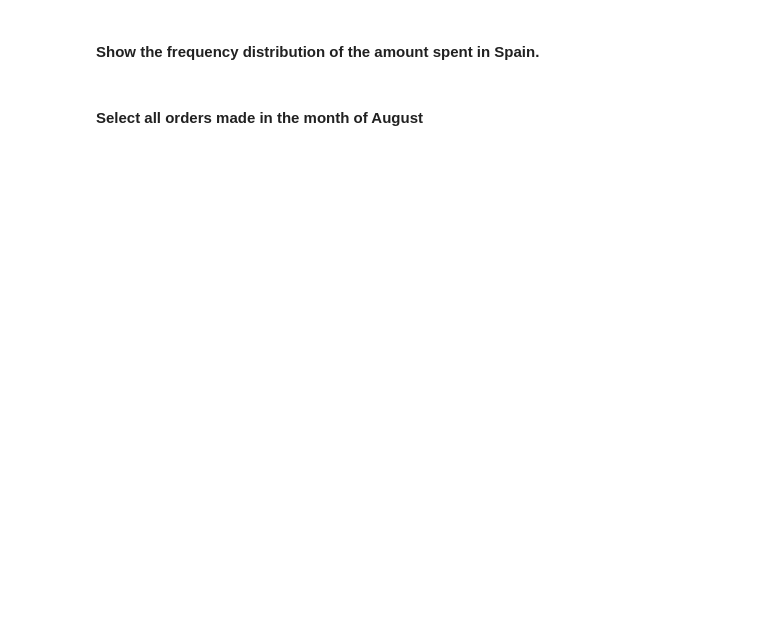
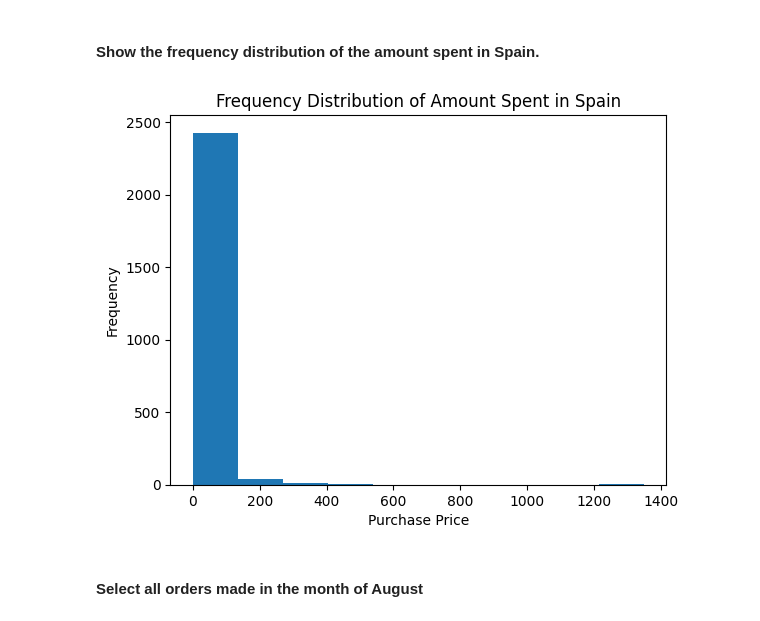
Before and after one commit to sergioironhack/ironhack-ai-course, a Jupyter notebook: lab-solutions/lab-descriptive-stats/Lab. Descriptive stats.ipynb, the cells around one changed output. Cells and saved outputs as stored; diff of their text form; code cells hidden in the pictures; blank space fills up the shorter version.

```diff
--- a/lab-solutions/lab-descriptive-stats/Lab. Descriptive stats.ipynb
+++ b/lab-solutions/lab-descriptive-stats/Lab. Descriptive stats.ipynb
@@ -183,0 +337,3 @@ In Probability and Statistics, quantiles are cut points dividing the range of a
+# %%
+orders = pd.read_csv('Orders.csv')
+print(orders)
@@ -203,0 +419,3 @@ In Probability and Statistics, quantiles are cut points dividing the range of a
+# %%
+customers_in_spain = orders[orders['Country'] == 'Spain']
+print(customers_in_spain)
@@ -234,2 +566,10 @@ In Probability and Statistics, quantiles are cut points dividing the range of a
+# %%
+plt.hist(customers_in_spain['amount_spent'], bins=10)
+plt.title('Frequency Distribution of Amount Spent in Spain')
+plt.xlabel('Purchase Price')
+plt.ylabel('Frequency')
+plt.show()
+# %% [output]
+[figure, added]
 # %% [markdown]
 #### Select all orders made in the month of August
```
Also changed, not shown: parts of 92 cells of this notebook, 5 other files.
